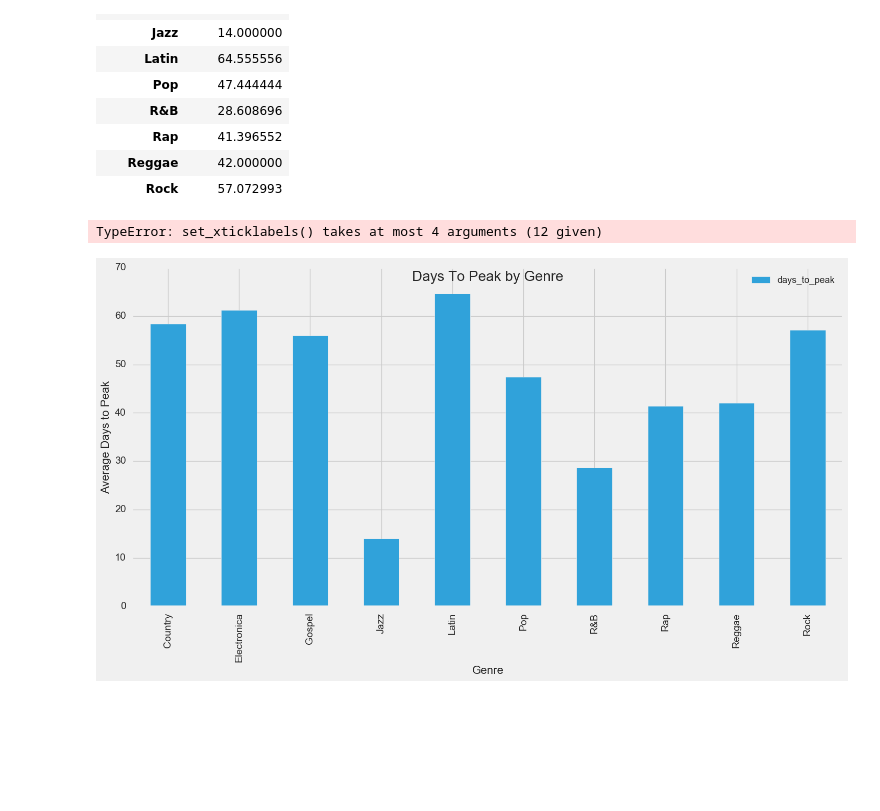
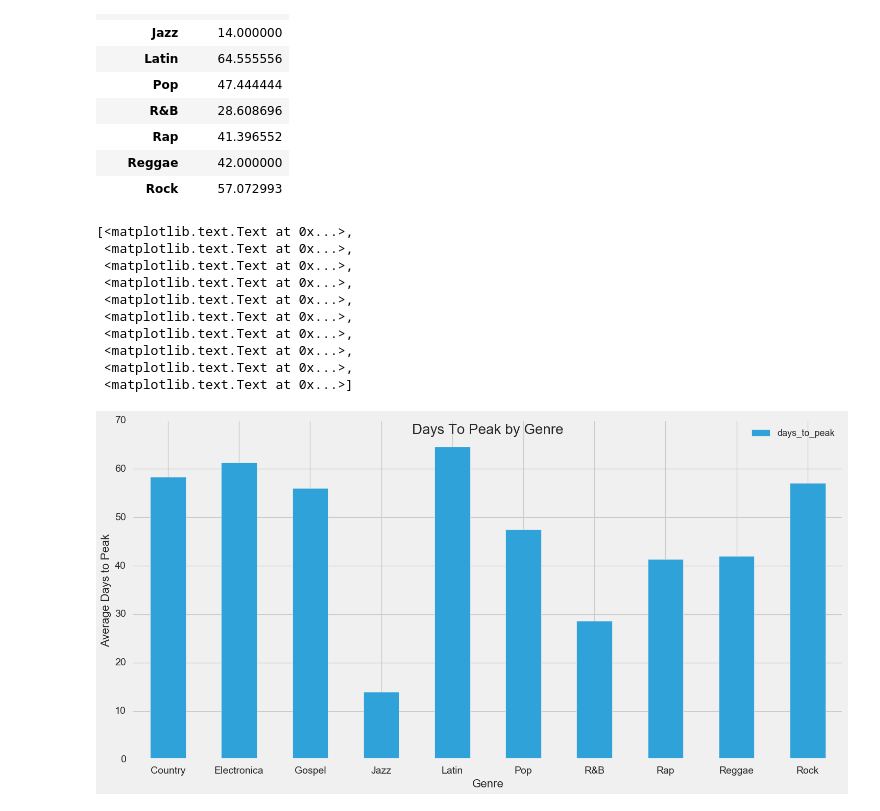
Before and after one commit to AndrewJeong89/GA-DSI, a Jupyter notebook: projects/projects-weekly/project-02/Project 2 - Andrew Jeong.ipynb, the cells around one changed output. Cells and saved outputs as stored; diff of their text form; code cells hidden in the pictures; blank space fills up the shorter version.

```diff
--- a/projects/projects-weekly/project-02/Project 2 - Andrew Jeong.ipynb
+++ b/projects/projects-weekly/project-02/Project 2 - Andrew Jeong.ipynb
@@ -216,16 +216,27 @@ bb_gd
 | Reggae | 42.000000 |
 | Rock | 57.072993 |
 # %%
+xlabels = ['Country','Electronica','Gospel','Jazz','Latin','Pop', 'R&B','Rap','Reggae','Rock']
+
 plt.style.use('fivethirtyeight')
 
 barplt = bb_gd.plot(kind='bar', figsize=(16,8), fontsize=14)
 barplt.set_title('Days To Peak by Genre', y=.95, fontsize=20)
 barplt.set_ylabel('Average Days to Peak', fontsize=16)
 barplt.set_xlabel('Genre', fontsize=16)
-barplt.set_xticklabels('Country','Electronica','Gospel','Jazz','Latin','Pop','R&B','Rap','Reggae','Rock',rotation=90)
+barplt.set_xticklabels(xlabels, rotation=360)
 # %% [output]
-TypeError: set_xticklabels() takes at most 4 arguments (12 given)
+[<matplotlib.text.Text at 0x...>,
+ <matplotlib.text.Text at 0x...>,
+ <matplotlib.text.Text at 0x...>,
+ <matplotlib.text.Text at 0x...>,
+ <matplotlib.text.Text at 0x...>,
+ <matplotlib.text.Text at 0x...>,
+ <matplotlib.text.Text at 0x...>,
+ <matplotlib.text.Text at 0x...>,
+ <matplotlib.text.Text at 0x...>,
+ <matplotlib.text.Text at 0x...>]
-[figure, old version]
+[figure, new version]
 # %%
 # porportion of time to peak (days on the chart)
 # Data insufficient for complete analysis
```
Also changed, not shown: 2 other files.
